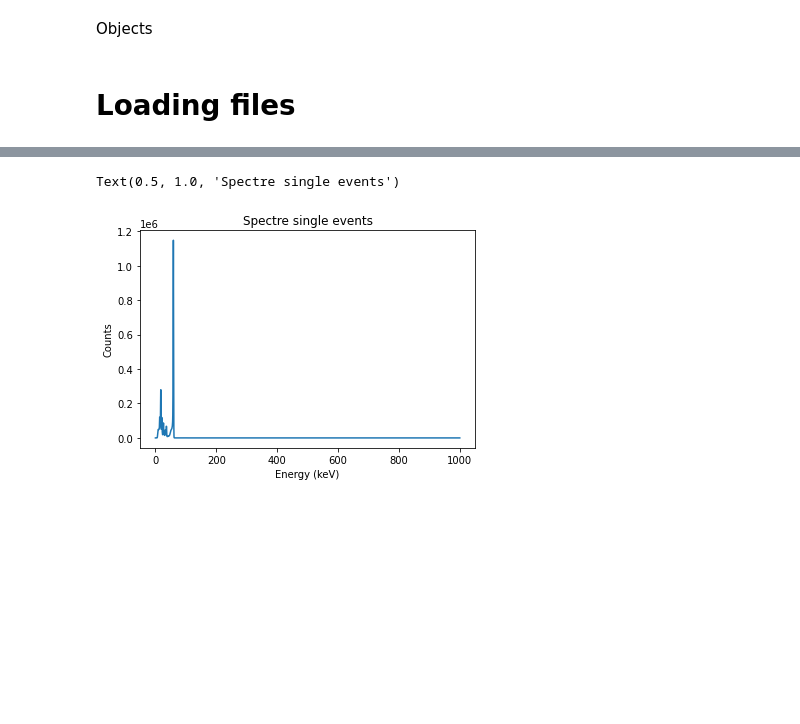
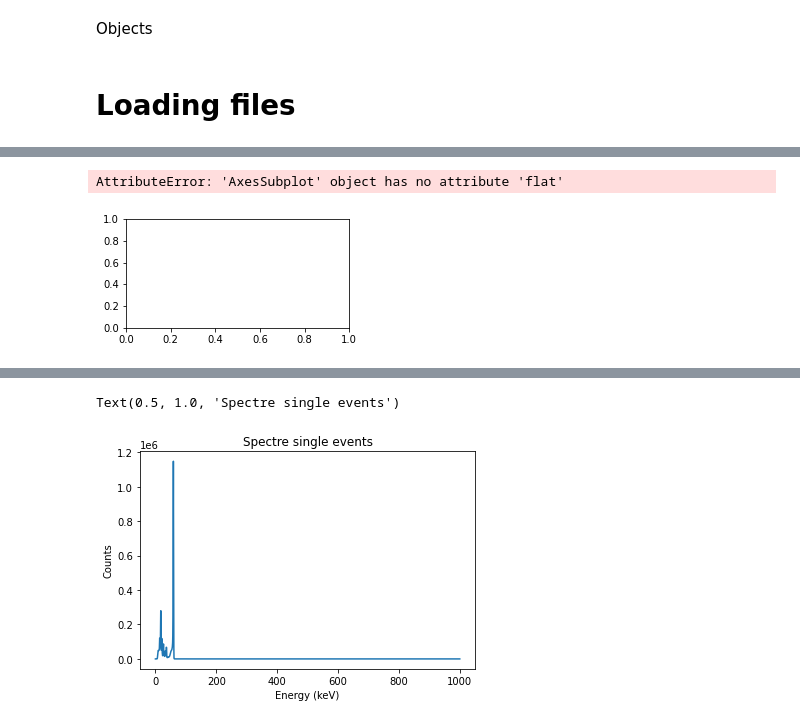
Before and after one commit to FelipeMFO/phd-data-wrangling, a Jupyter notebook: notebooks/eda.ipynb, the cells around one changed output, grey strips where cells are left out. Cells and saved outputs as stored; diff of their text form; code cells hidden in the pictures; blank space fills up the shorter version.

```diff
--- a/notebooks/eda.ipynb
+++ b/notebooks/eda.ipynb
@@ -76,0 +74,3 @@ See the caveats in the documentation: https://pandas.pydata.org/pandas-docs/stab
+# %%
+for key in energies.keys():
+    print(len(energies[key]))
@@ -76,0 +95,13 @@ See the caveats in the documentation: https://pandas.pydata.org/pandas-docs/stab
+# %%
+fig, axs = plt.subplots(figsize=(4, 2))
+#line1, = axs.plot(x, y)
+for key, ax in zip(energies.keys(), axs.flat):
+    spectre, bins = np.histogram(energies[key],range = (0,202),bins = 3000)
+
+    ax.plot(bins[:-1],spectre)
+    ax.xlabel("Energy (keV)")
+    ax.ylabel("Counts")
+    ax.title("Spectre single events")
+# %% [output]
+AttributeError: 'AxesSubplot' object has no attribute 'flat'
+[figure, added]
```
Also changed, not shown: parts of 35 cells of this notebook, 2 other files.
